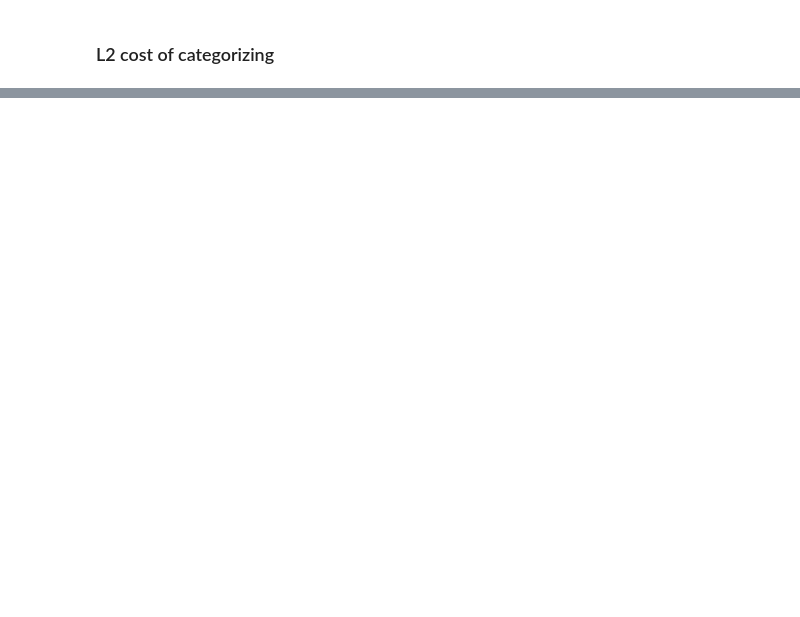
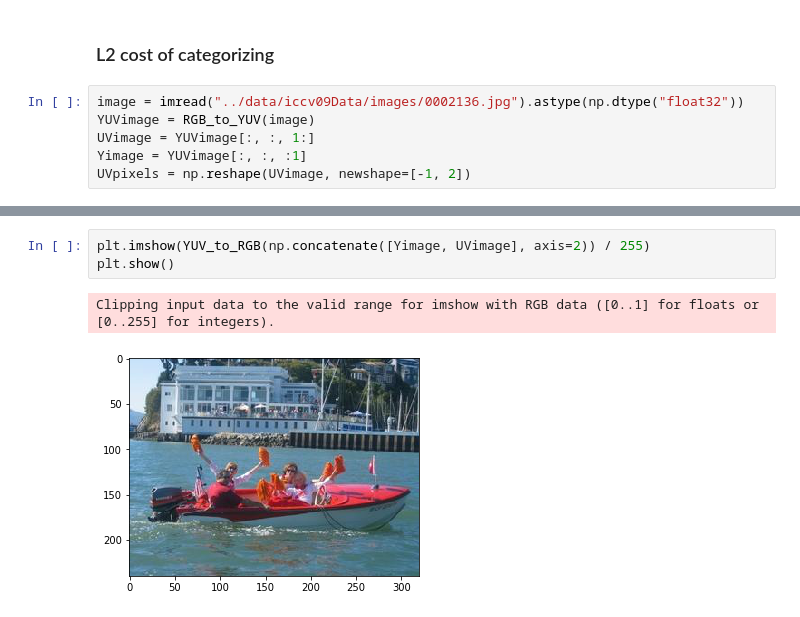
Before and after one commit to vincentbillaut/all-colors-matter, a Jupyter notebook: notebooks/ColorDiscretizer demo.ipynb, the cells around one changed output, grey strips where cells are left out. Saved outputs shown, nothing was run; the diff lists cells and outputs as text; blank space fills up the shorter version.

```diff
--- a/notebooks/ColorDiscretizer demo.ipynb
+++ b/notebooks/ColorDiscretizer demo.ipynb
@@ -86,2 +90,8 @@ array([[110.42466807, 142.34508485],
 # %% [markdown]
 ### L2 cost of categorizing
+# %%
+image = imread("../data/iccv09Data/images/0002136.jpg").astype(np.dtype("float32"))
+YUVimage = RGB_to_YUV(image)
+UVimage = YUVimage[:, :, 1:]
+Yimage = YUVimage[:, :, :1]
+UVpixels = np.reshape(UVimage, newshape=[-1, 2])
@@ -87,0 +110,6 @@ array([[110.42466807, 142.34508485],
+# %%
+plt.imshow(YUV_to_RGB(np.concatenate([Yimage, UVimage], axis=2)) / 255)
+plt.show()
+# %% [output]
+Clipping input data to the valid range for imshow with RGB data ([0..1] for floats or [0..255] for integers).
+[figure, added]
```
Also changed, not shown: parts of 13 cells of this notebook, 1 other file.
